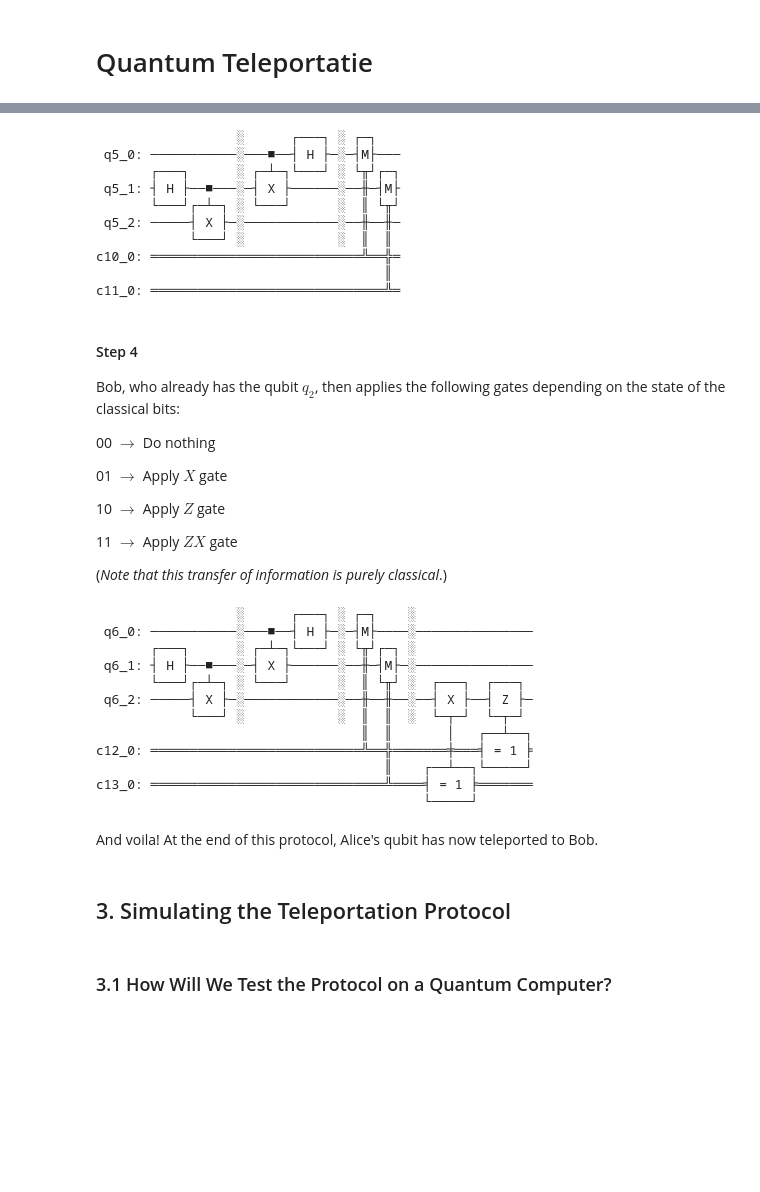
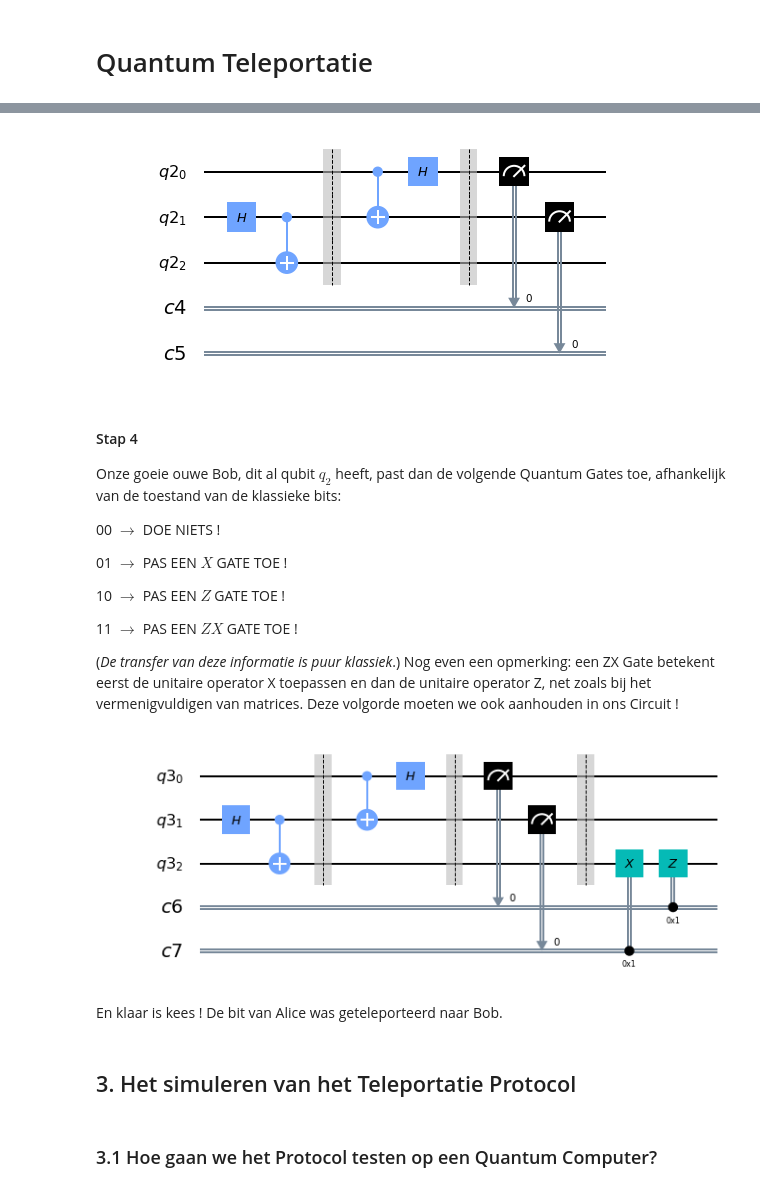
Before and after one commit to EACMichiels/QiskitDutch, a Jupyter notebook: teleportatie.ipynb, the cells around one changed output, grey strips where cells are left out. Cells and saved outputs as stored; diff of their text form; code cells hidden in the pictures; blank space fills up the shorter version.

```diff
--- a/teleportatie.ipynb
+++ b/teleportatie.ipynb
@@ -133,46 +115,38 @@ def measure_and_send(qc, a, b):
 # %%
 ## Initieel Opzetten
 qreg = QuantumRegister(3)    # Het protocol gebruikt 3 qubits
 cregz = ClassicalRegister(1) # Het protocol gebruikt 2 classical bits in 2 verschillende registers
 cregx = ClassicalRegister(1) # Omwille van de leesbaarheid geven we deze verschillende namen
 teleportation_circuit = QuantumCircuit(qreg, cregz, cregx)
 
 
-## STEP 3.1
+## STAP 3.1
 create_bell_pair(teleportation_circuit, 1, 2)
 
-## STEP 3.2
+## STAP 3.2
 teleportation_circuit.barrier() # We gebruiken een "barrier" om de stappen te onderscheiden
 alice_gates(teleportation_circuit, 0, 1)
 
-## STEP 3.3
+## STAP 3.3
 measure_and_send(teleportation_circuit, 0 ,1)
 # We bekijken ook even hoe het circuit eruit ziet tot nu toe
-teleportation_circuit.draw()
+teleportation_circuit.draw(output='mpl')
 # %% [output]
-                  ░      ┌───┐ ░ ┌─┐
- q5_0: ───────────░───■──┤ H ├─░─┤M├───
-       ┌───┐      ░ ┌─┴─┐└───┘ ░ └╥┘┌─┐
- q5_1: ┤ H ├──■───░─┤ X ├──────░──╫─┤M├
-       └───┘┌─┴─┐ ░ └───┘      ░  ║ └╥┘
- q5_2: ─────┤ X ├─░────────────░──╫──╫─
-            └───┘ ░            ░  ║  ║
-c10_0: ═══════════════════════════╩══╬═
-                                     ║
-c11_0: ══════════════════════════════╩═
+[figure, added]
-# %% [markdown]
-#### Step 4
-
-Bob, who already has the qubit $q_2$, then applies the following gates depending on the state of the classical bits:
-
-00 $\rightarrow$ Do nothing
-
-01 $\rightarrow$ Apply $X$ gate
-
-10 $\rightarrow$ Apply $Z$ gate
-
-11 $\rightarrow$ Apply $ZX$ gate
-
-(*Note that this transfer of information is purely classical*.)
+# %% [markdown]
+#### Stap 4
+
+Onze goeie ouwe Bob, dit al qubit $q_2$ heeft, past dan de volgende Quantum Gates toe, afhankelijk van de toestand van de klassieke bits:
+
+00 $\rightarrow$ DOE NIETS !
+
+01 $\rightarrow$ PAS EEN $X$ GATE TOE !
+
+10 $\rightarrow$ PAS EEN $Z$ GATE TOE !
+
+11 $\rightarrow$ PAS EEN $ZX$ GATE TOE !
+
+(*De transfer van deze informatie is puur klassiek*.)
+Nog even een opmerking: een ZX Gate betekent eerst de unitaire operator X toepassen en dan de unitaire operator Z, net zoals bij het vermenigvuldigen van matrices. Deze volgorde moeten we ook aanhouden in ons Circuit !
 # %%
 # De onderstaande functie start van een QuantumCircuit (qc), en een geheel getal of "integer" (qubit),
@@ -189,37 +163,26 @@ cregz = ClassicalRegister(1) # Het protocol gebruikt 2 classical bits in 2 versc
 cregx = ClassicalRegister(1) # Omwille van de leesbaarheid geven we deze verschillende namen
 teleportation_circuit = QuantumCircuit(qreg, cregz, cregx)
 
-## STEP 4.1
+## STAP 4.1
 create_bell_pair(teleportation_circuit, 1, 2)
 
-## STEP 4.2
+## STAP 4.2
 teleportation_circuit.barrier() # Om de stappen te onderscheiden, gebruiken we een "barrier"
 alice_gates(teleportation_circuit, 0, 1)
 
-## STEP 4.3
+## STAP 4.3
 measure_and_send(teleportation_circuit, 0 ,1)
 
-## STEP 4.4
+## STAP 4.4
 teleportation_circuit.barrier() # Gebruik terug een barriere om de stappen te onderscheiden
 bob_gates(teleportation_circuit, 2, cregz, cregx)
 # We bekijken ook terug eens hoe het circuit eruit ziet
-teleportation_circuit.draw()
+teleportation_circuit.draw(output='mpl')
 # %% [output]
-                  ░      ┌───┐ ░ ┌─┐    ░
- q6_0: ───────────░───■──┤ H ├─░─┤M├────░───────────────
-       ┌───┐      ░ ┌─┴─┐└───┘ ░ └╥┘┌─┐ ░
- q6_1: ┤ H ├──■───░─┤ X ├──────░──╫─┤M├─░───────────────
-       └───┘┌─┴─┐ ░ └───┘      ░  ║ └╥┘ ░  ┌───┐  ┌───┐
- q6_2: ─────┤ X ├─░────────────░──╫──╫──░──┤ X ├──┤ Z ├─
-            └───┘ ░            ░  ║  ║  ░  └─┬─┘  └─┬─┘
-                                  ║  ║       │   ┌──┴──┐
-c12_0: ═══════════════════════════╩══╬═══════╪═══╡ = 1 ╞
-                                     ║    ┌──┴──┐└─────┘
-c13_0: ══════════════════════════════╩════╡ = 1 ╞═══════
-                                          └─────┘
+[figure, added]
-# %% [markdown]
-And voila! At the end of this protocol, Alice's qubit has now teleported to Bob.
+# %% [markdown]
+En klaar is kees ! De bit van Alice was geteleporteerd naar Bob.
 # %% [markdown]
-## 3. Simulating the Teleportation Protocol <a id='simulating'></a>
+## 3. Het simuleren van het Teleportatie Protocol <a id='simulating'></a>
 # %% [markdown]
-### 3.1 How Will We Test the Protocol on a Quantum Computer? <a id='testing'></a>
+### 3.1 Hoe gaan we het Protocol testen op een Quantum Computer? <a id='testing'></a>
```
Also changed, not shown: parts of 64 cells of this notebook.
